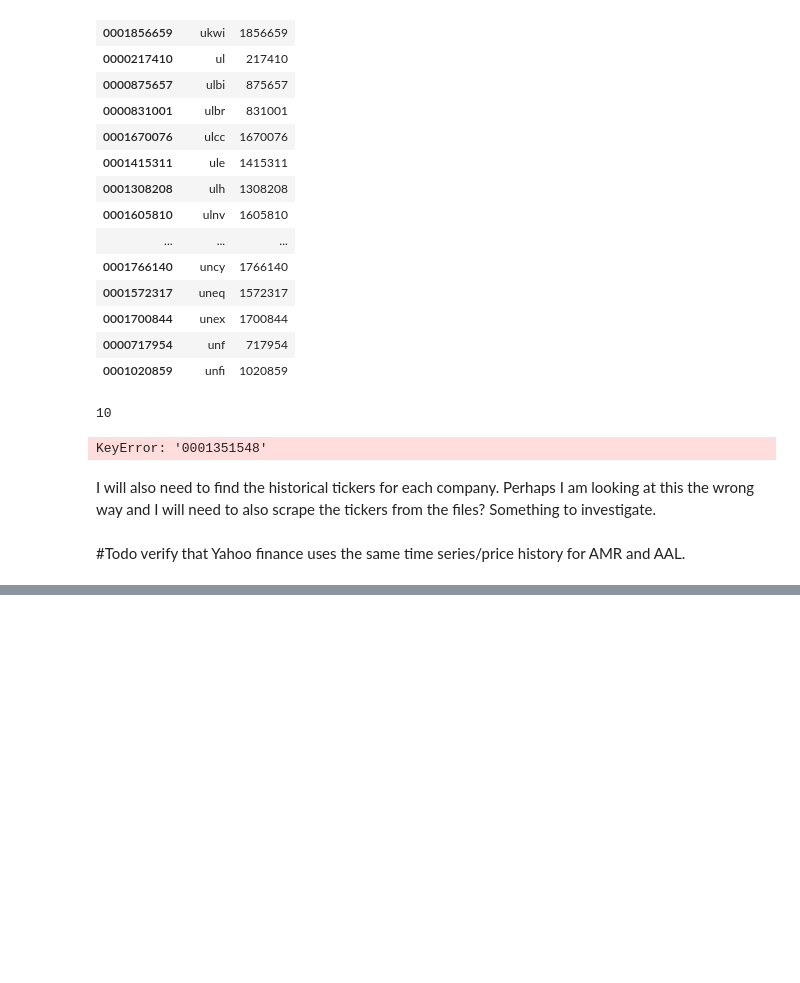
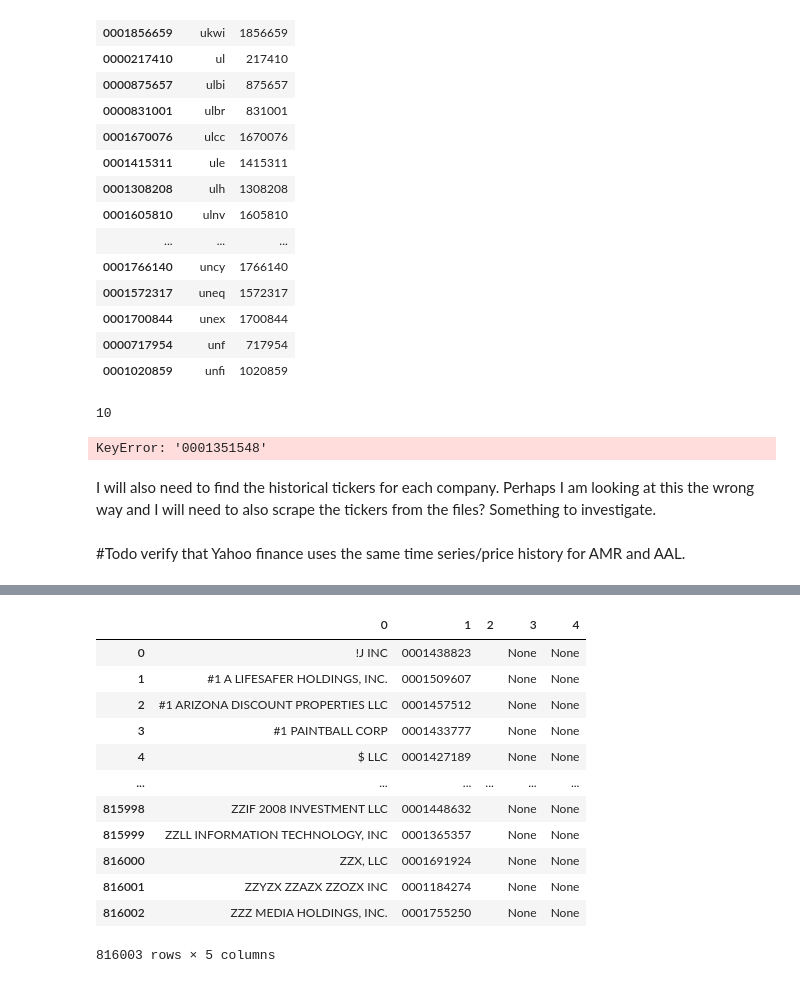
Before and after one commit to lkrenn/10K-10Q-NLP-Project, a Jupyter notebook: Step1-Data/CIK_to_Ticker.ipynb, the cells around one changed output, grey strips where cells are left out. Saved outputs shown, nothing was run; the diff lists cells and outputs as text; code cells hidden in the pictures; blank space fills up the shorter version.

Commit message:
work completed on CIK -> ticker mapping

```diff
--- a/Step1-Data/CIK_to_Ticker.ipynb
+++ b/Step1-Data/CIK_to_Ticker.ipynb
@@ -374,3 +409,6 @@ I will also need to find the historical tickers for each company. Perhaps I am l
 # Working with IDs
 # Explain pitfalls
 # Higher predictivity due to smaller universe (by design)
+# %%
+ticker_to_CIK = pd.read_table('cik-lookup-data.txt', sep=r'\\t', header=None)
+ticker_to_CIK.head()
@@ -376,0 +422,18 @@ I will also need to find the historical tickers for each company. Perhaps I am l
+# %%
+mapping = pd.DataFrame(ticker_to_CIK[0][x].split(':') for x in range(len(ticker_to_CIK)))
+# %%
+mapping
+# %% [output]
+|  | 0 | 1 | 2 | 3 | 4 |
+| 0 | !J INC | 0001438823 |  | None | None |
+| 1 | #1 A LIFESAFER HOLDINGS, INC. | 0001509607 |  | None | None |
+| 2 | #1 ARIZONA DISCOUNT PROPERTIES LLC | 0001457512 |  | None | None |
+| 3 | #1 PAINTBALL CORP | 0001433777 |  | None | None |
+| 4 | $ LLC | 0001427189 |  | None | None |
+| ... | ... | ... | ... | ... | ... |
+| 815998 | ZZIF 2008 INVESTMENT LLC | 0001448632 |  | None | None |
+| 815999 | ZZLL INFORMATION TECHNOLOGY, INC | 0001365357 |  | None | None |
+| 816000 | ZZX, LLC | 0001691924 |  | None | None |
+| 816001 | ZZYZX ZZAZX ZZOZX INC | 0001184274 |  | None | None |
+| 816002 | ZZZ MEDIA HOLDINGS, INC. | 0001755250 |  | None | None |
+816003 rows × 5 columns
```
Also changed, not shown: parts of 11 cells of this notebook, 4 other files.
